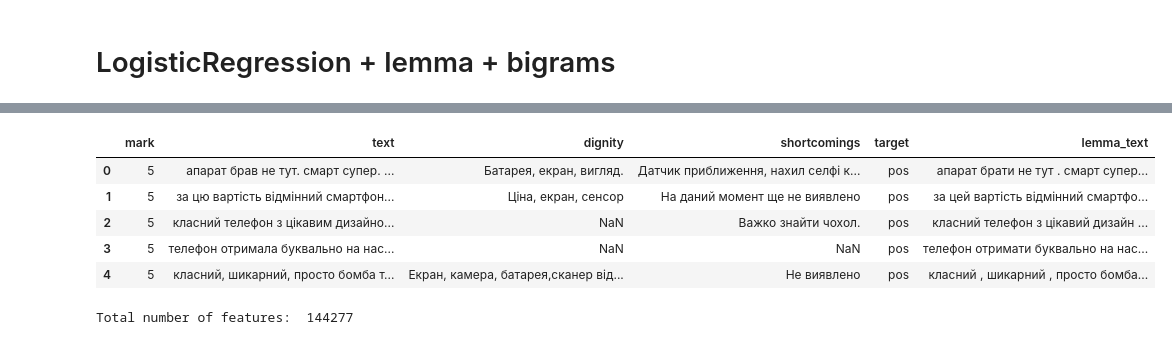
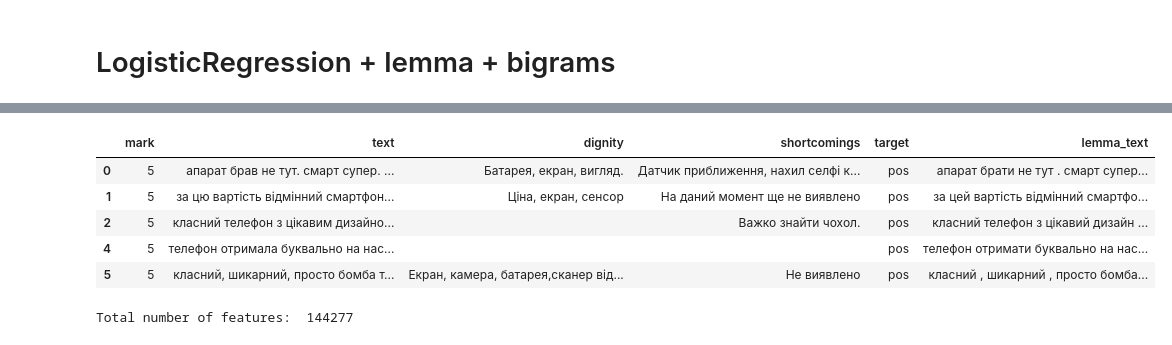
Before and after one commit to vseloved/prj-nlp-2020, a Jupyter notebook: students/LiudmylaSlava/05-bag-of-words/classification.ipynb, the cells around one changed output, grey strips where cells are left out. Saved outputs shown, nothing was run; the diff lists cells and outputs as text; code cells hidden in the pictures.

```diff
--- a/students/LiudmylaSlava/05-bag-of-words/classification.ipynb
+++ b/students/LiudmylaSlava/05-bag-of-words/classification.ipynb
@@ -133,12 +134,11 @@ Wall time: 13min
 # %%
-df = pd.read_csv('lemma.csv')
+# df = pd.read_csv('lemma.csv')
+df.head()
+# %% [output]
+|  | mark | text | dignity | shortcomings | target | lemma_text |
+| 0 | 5 | апарат брав не тут. смарт супер. ... | Батарея, екран, вигляд. | Датчик приближення, нахил селфі к... | pos | апарат брати не тут . смарт супер... |
+| 1 | 5 | за цю вартість відмінний смартфон... | Ціна, екран, сенсор | На даний момент ще не виявлено | pos | за цей вартість відмінний смартфо... |
+| 2 | 5 | класний телефон з цікавим дизайно... |  | Важко знайти чохол. | pos | класний телефон з цікавий дизайн ... |
+| 4 | 5 | телефон отримала буквально на нас... |  |  | pos | телефон отримати буквально на нас... |
+| 5 | 5 | класний, шикарний, просто бомба т... | Екран, камера, батарея,сканер від... | Не виявлено | pos | класний , шикарний , просто бомба... |
-# %%
-df.head()
-# %% [output]
-|  | mark | text | dignity | shortcomings | target | lemma_text |
-| 0 | 5 | апарат брав не тут. смарт супер. ... | Батарея, екран, вигляд. | Датчик приближення, нахил селфі к... | pos | апарат брати не тут . смарт супер... |
-| 1 | 5 | за цю вартість відмінний смартфон... | Ціна, екран, сенсор | На даний момент ще не виявлено | pos | за цей вартість відмінний смартфо... |
-| 2 | 5 | класний телефон з цікавим дизайно... | NaN | Важко знайти чохол. | pos | класний телефон з цікавий дизайн ... |
-| 3 | 5 | телефон отримала буквально на нас... | NaN | NaN | pos | телефон отримати буквально на нас... |
-| 4 | 5 | класний, шикарний, просто бомба т... | Екран, камера, батарея,сканер від... | Не виявлено | pos | класний , шикарний , просто бомба... |
 # %%
```
Also changed, not shown: parts of 10 cells of this notebook.
